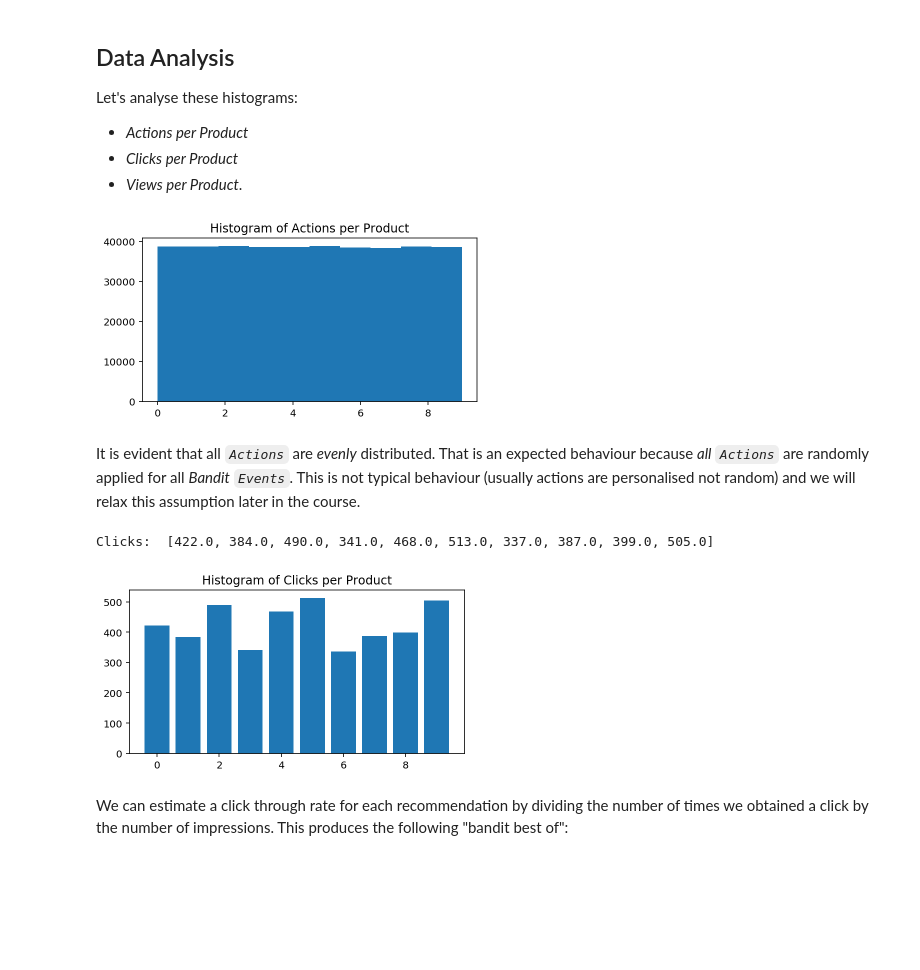
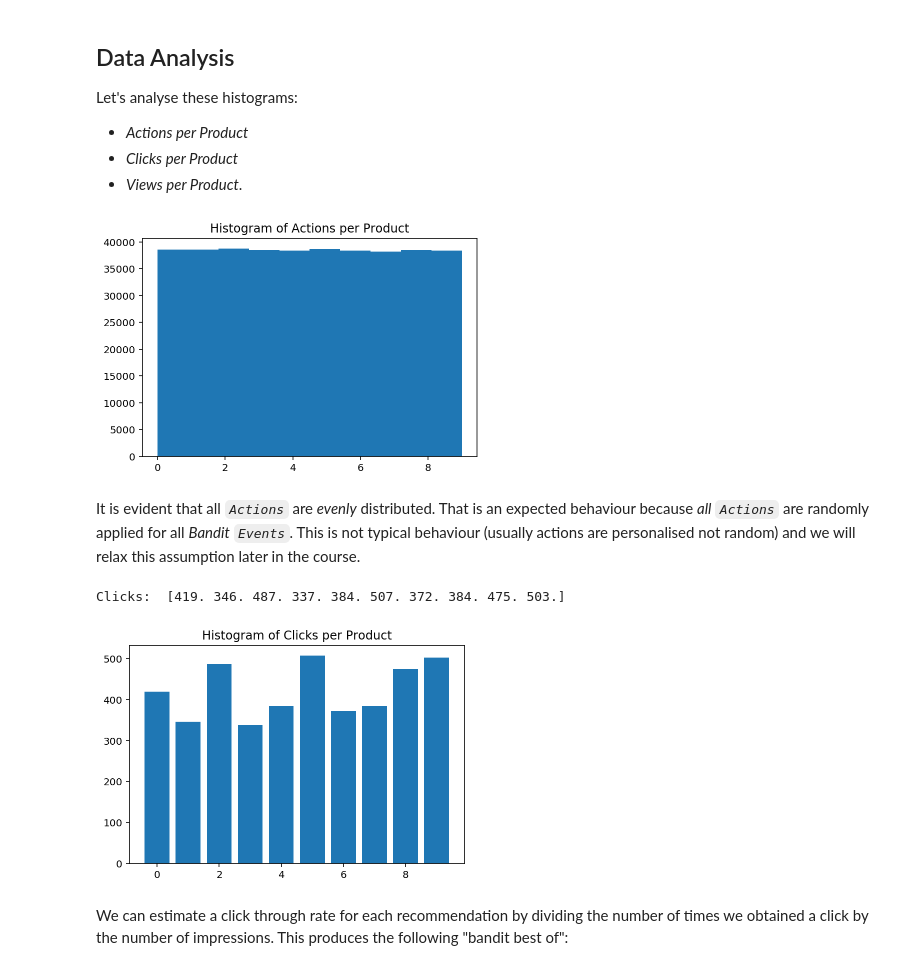
Before and after one commit to criteo-research/reco-gym, a Jupyter notebook: Bandit Feedback - Organic best of vs Bandit best of.ipynb, the cells around one changed output. Cells and saved outputs as stored; diff of their text form; code cells hidden in the pictures; blank space fills up the shorter version.

```diff
--- a/Bandit Feedback - Organic best of vs Bandit best of.ipynb
+++ b/Bandit Feedback - Organic best of vs Bandit best of.ipynb
@@ -40,4 +38,4 @@ organic_counter_agent = OrganicUserEventCounterAgent(Configuration({
             'select_randomly': True,
         }))
 # %%
-data = deepcopy(env).generate_logs(ABTestNumberOfUsers)
+data = env.generate_logs(ABTestNumberOfUsers)
@@ -87,27 +79,27 @@ ax.set_title('Histogram of Actions per Product')
 ax.hist(data[data['z'] == 'bandit']['a'])
 plt.show()
 # %% [output]
-[figure, old version]
+[figure, new version]
 # %% [markdown]
 It is evident that all _`Actions`_ are _*evenly*_ distributed.
 That is an expected behaviour because *all* _`Actions`_ are randomly applied for all _Bandit_ _`Events`_.  This is not typical behaviour (usually actions are personalised not random) and we will relax this assumption later in the course.
 # %%
-clicks = []
+clicks = np.zeros(NumberOfProducts)
 bandits = data[data['z'] == 'bandit']
 for product_id in range(NumberOfProducts):
     actions = bandits[bandits['a'] == product_id]
-    clicks.append(np.sum(actions[actions['c'] == 1]['c']))
+    clicks[product_id] = np.sum(actions[actions['c'] == 1]['c'])
 
 print("Clicks: ", clicks)
 
 _, ax = plt.subplots()
 ax.set_title('Histogram of Clicks per Product')
 
 ax.bar(range(NumberOfProducts), clicks)
 plt.show()
 # %% [output]
-Clicks:  [422.0, 384.0, 490.0, 341.0, 468.0, 513.0, 337.0, 387.0, 399.0, 505.0]
+Clicks:  [419. 346. 487. 337. 384. 507. 372. 384. 475. 503.]
-[figure, old version]
+[figure, new version]
 # %% [markdown]
 We can estimate a click through rate for each recommendation by dividing the number of times we obtained a click by the number of impressions.  This produces the following "bandit best of":
 # %%
```
Also changed, not shown: parts of 9 cells of this notebook, 1 other file.
